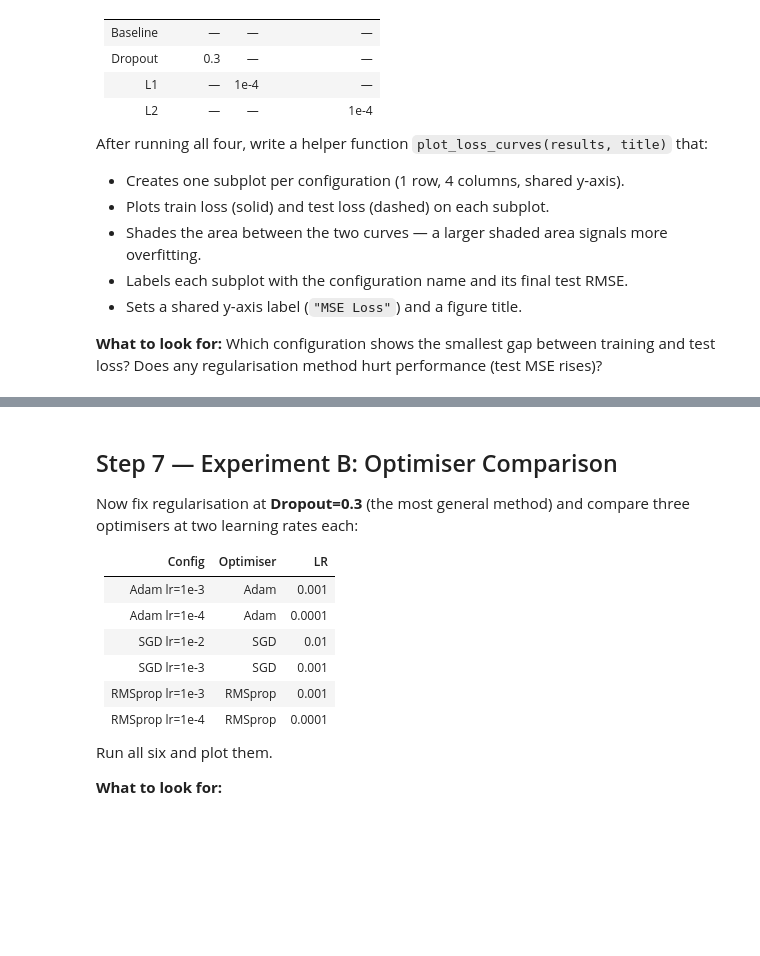
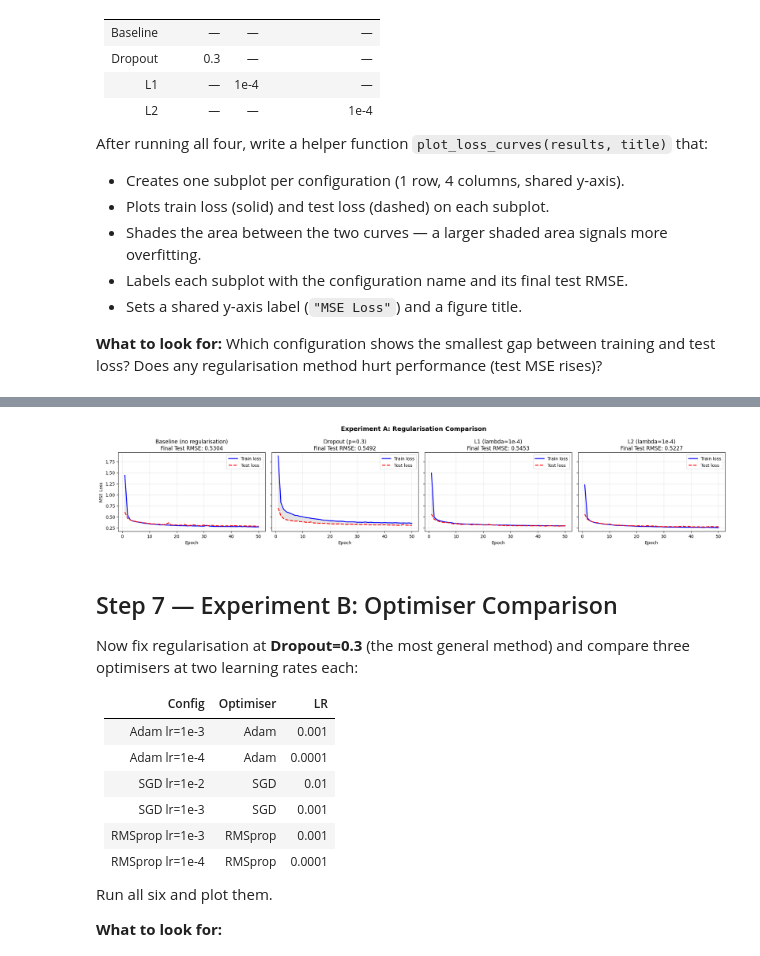
Before and after one commit to ugisrutinsRSU/RSU_Colab, a Jupyter notebook: 04_Regularization_and_Optimization_Exercise.ipynb, the cells around one changed output, grey strips where cells are left out. Cells and saved outputs as stored; diff of their text form; code cells hidden in the pictures; blank space fills up the shorter version.

```diff
--- a/04_Regularization_and_Optimization_Exercise.ipynb
+++ b/04_Regularization_and_Optimization_Exercise.ipynb
@@ -92,0 +152,5 @@ Without scaling, the gradient updates for parameters connected to `Population` w
+# %%
+X = df.drop('MedHouseVal', axis=1).values
+y = df['MedHouseVal'].values
+
+print(f"X shape: {X.shape}, y shape: {y.shape}")
@@ -174,3 +437,36 @@ After running all four, write a helper function `plot_loss_curves(results, title
+# %%
+def plot_loss_curves(results, title):
+    """
+    Plot training and test loss curves for each configuration.
+    Shade area between train and test loss to visualise overfitting.
+    """
+    n = len(results)
+    fig, axes = plt.subplots(1, n, figsize=(5*n, 4), sharey=True)
+    if n == 1:
+        axes = [axes]
+
+    for ax, result in zip(axes, results):
+        train_loss = result['train']
+        test_loss = result['test']
+        epochs = range(1, len(train_loss) + 1)
+
+        ax.plot(epochs, train_loss, 'b-', label='Train loss', linewidth=2)
+        ax.plot(epochs, test_loss, 'r--', label='Test loss', linewidth=2)
+        ax.fill_between(epochs, train_loss, test_loss, alpha=0.2, color='gray')
+
+        ax.set_xlabel('Epoch')
+        ax.set_title(f"{result['label']}\nFinal Test RMSE: {result['rmse']:.4f}")
+        ax.grid(True, alpha=0.3)
+        ax.legend()
+
+    axes[0].set_ylabel('MSE Loss')
+    fig.suptitle(title, fontsize=14, fontweight='bold')
+    plt.tight_layout()
+    plt.show()
+
+plot_loss_curves(exp_a_results, "Experiment A: Regularisation Comparison")
+# %% [output]
+[figure, added]
 # %% [markdown]
 ## Step 7 — Experiment B: Optimiser Comparison
 
```
Also changed, not shown: parts of 27 cells of this notebook, 1 other file.
